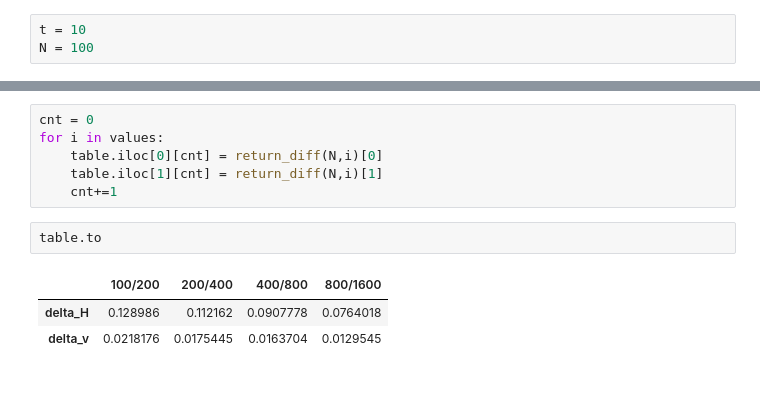
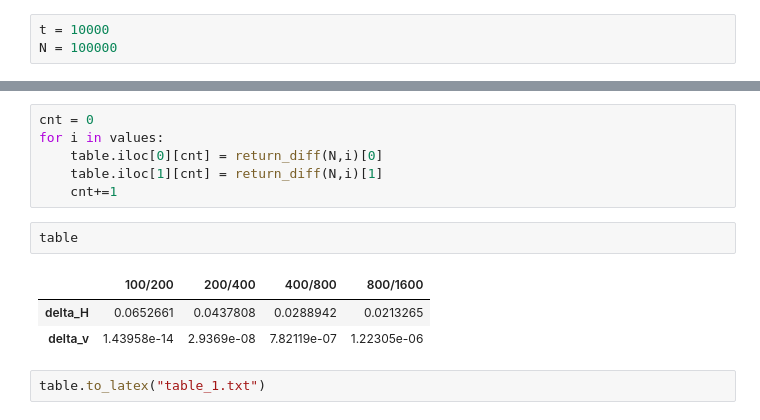
Before and after one commit to SdobnovE/Popov_1sem, a Jupyter notebook: Отчёт.ipynb, the cells around one changed output, grey strips where cells are left out. Cells and saved outputs as stored; diff of their text form; blank space fills up the shorter version.

```diff
--- a/Отчёт.ipynb
+++ b/Отчёт.ipynb
@@ -352,8 +356,8 @@ Qt: Session management error: Could not open network socket
 # %%
 table = pd.DataFrame(columns=["100/200", "200/400", "400/800", "800/1600"], index=["delta_H","delta_v"])
 # %%
-t = 10
-N = 100
+t = 10000
+N = 100000
 # %%
 table
 # %% [output]
@@ -369,8 +373,10 @@ for i in values:
     table.iloc[1][cnt] = return_diff(N,i)[1]
     cnt+=1
 # %%
-table.to
+table
 # %% [output]
 |  | 100/200 | 200/400 | 400/800 | 800/1600 |
-| delta_H | 0.128986 | 0.112162 | 0.0907778 | 0.0764018 |
-| delta_v | 0.0218176 | 0.0175445 | 0.0163704 | 0.0129545 |
+| delta_H | 0.0652661 | 0.0437808 | 0.0288942 | 0.0213265 |
+| delta_v | 1.43958e-14 | 2.9369e-08 | 7.82119e-07 | 1.22305e-06 |
+# %%
+table.to_latex("table_1.txt")
```
Also changed, not shown: parts of 4 cells of this notebook, 8 other files.
